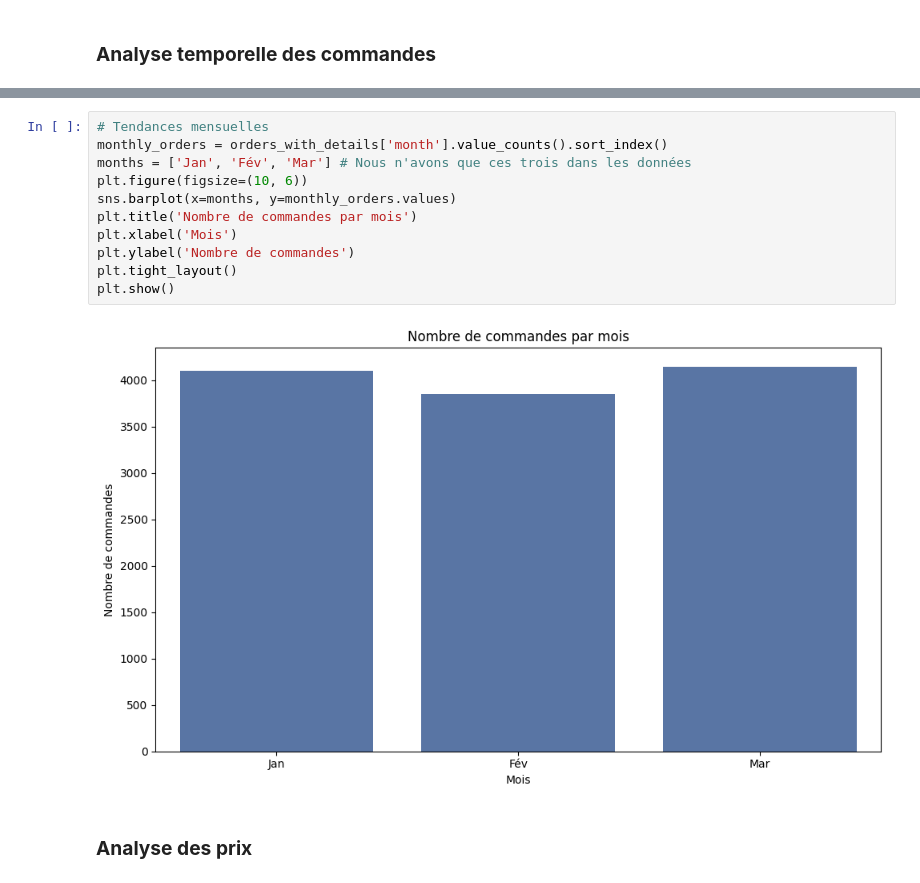
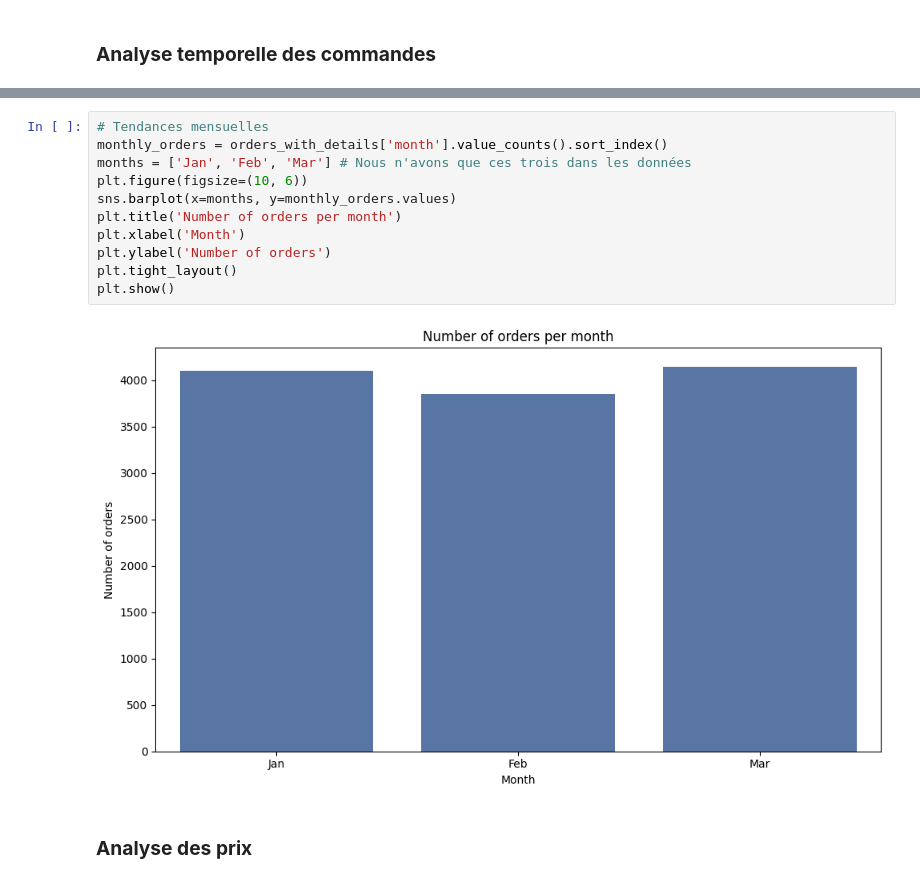
Before and after one commit to lamaranadiallo/Analyse-Restaurant, a Jupyter notebook: Analyse.ipynb, the cells around one changed output, grey strips where cells are left out. Saved outputs shown, nothing was run; the diff lists cells and outputs as text.

```diff
--- a/Analyse.ipynb
+++ b/Analyse.ipynb
@@ -290,16 +290,16 @@ plt.show()
 # %%
 # Tendances mensuelles
 monthly_orders = orders_with_details['month'].value_counts().sort_index()
-months = ['Jan', 'Fév', 'Mar'] # Nous n'avons que ces trois dans les données
+months = ['Jan', 'Feb', 'Mar'] # Nous n'avons que ces trois dans les données
 plt.figure(figsize=(10, 6))
 sns.barplot(x=months, y=monthly_orders.values)
-plt.title('Nombre de commandes par mois')
-plt.xlabel('Mois')
-plt.ylabel('Nombre de commandes')
+plt.title('Number of orders per month')
+plt.xlabel('Month')
+plt.ylabel('Number of orders')
 plt.tight_layout()
 plt.show()
 # %% [output]
-[figure, old version]
+[figure, new version]
 # %% [markdown]
 ### **Analyse des prix**
 # %%
```
Also changed, not shown: parts of 12 cells of this notebook, 5 other files.
